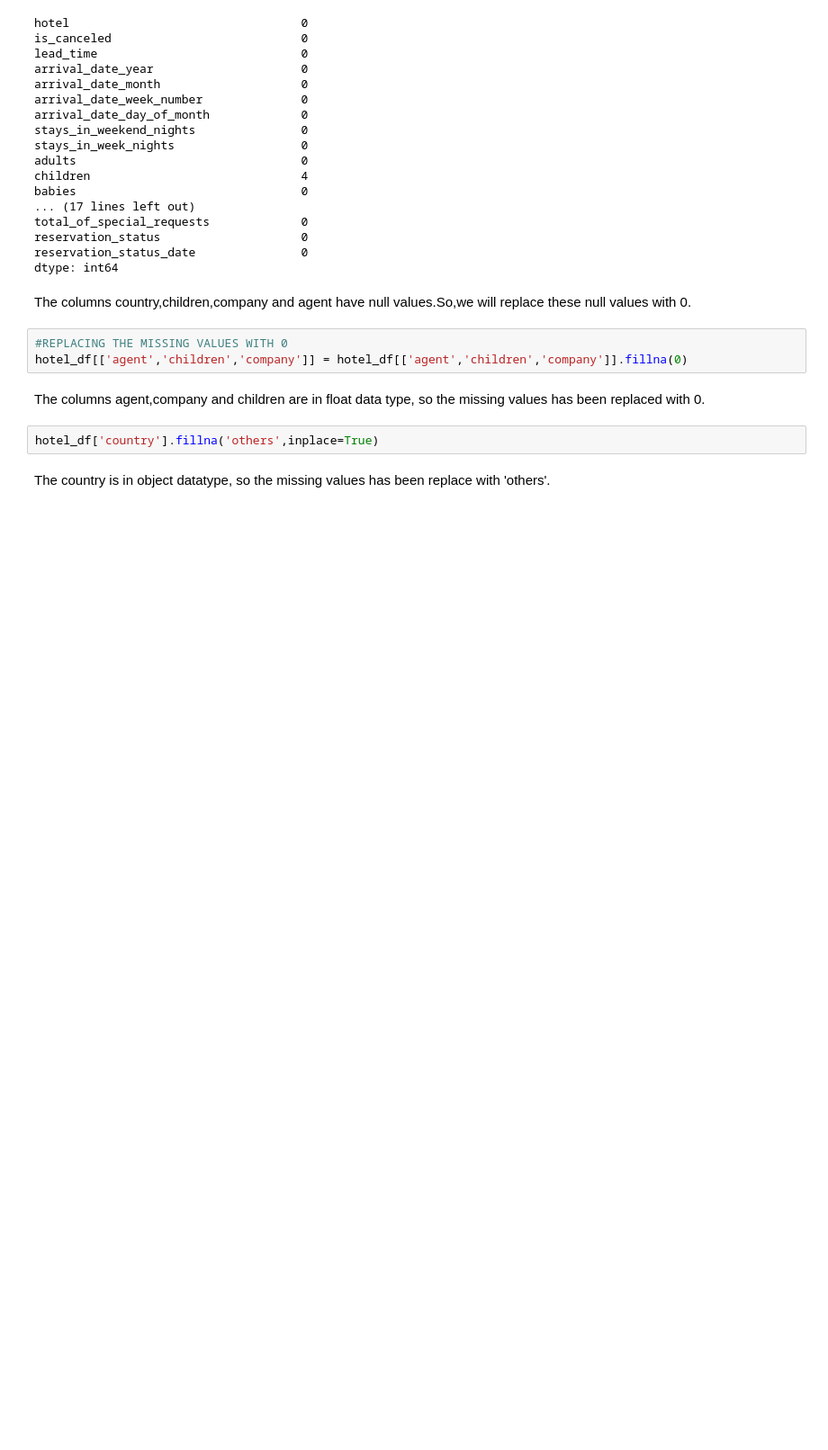
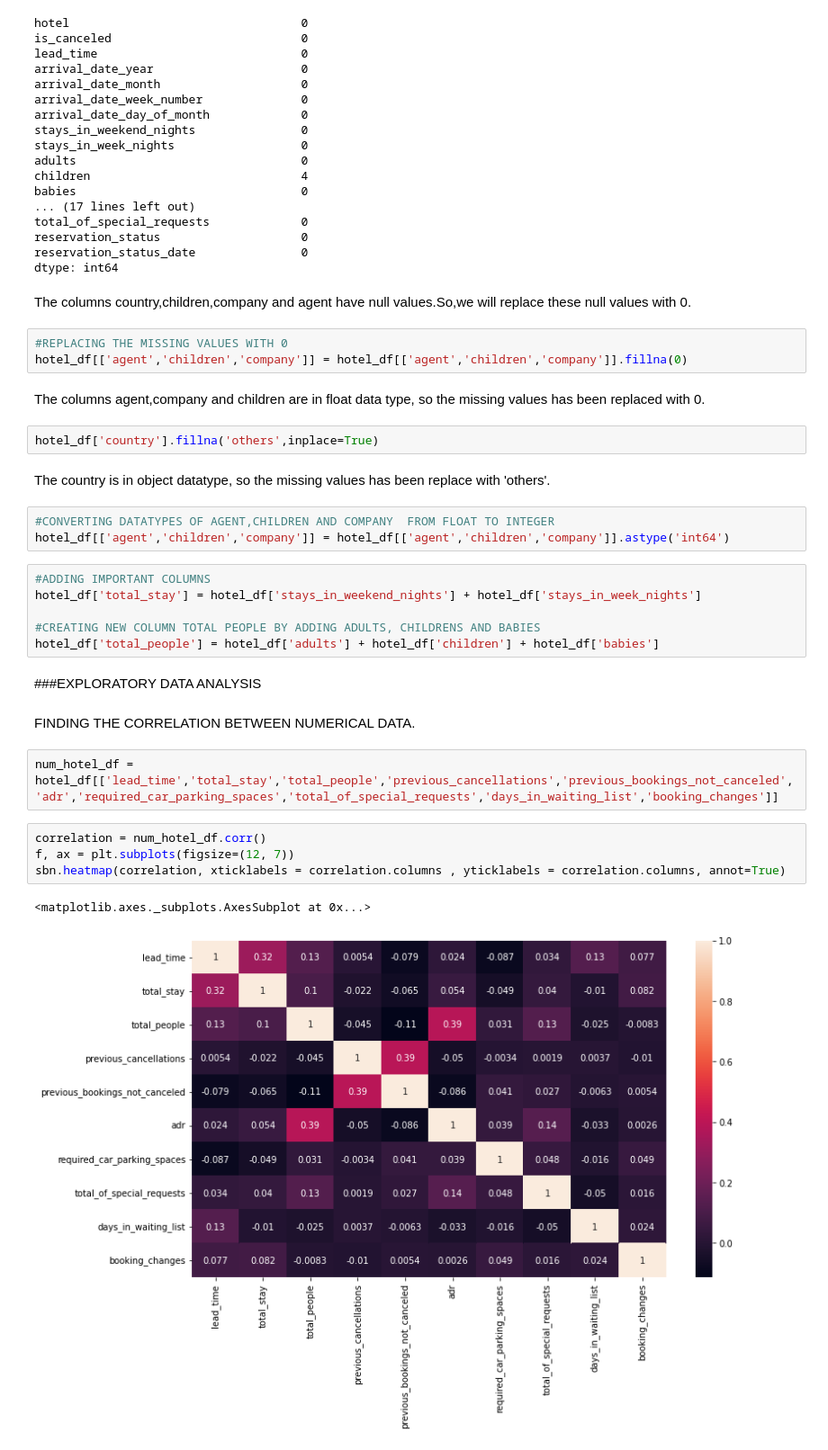
Before and after one commit to Adeve903/Ambuj-EDA-Hotel-booking, a Jupyter notebook: Hotel_Booking_Analysis_Capstone_Project.ipynb, the cells around one changed output. Shown: that part at 90% size. Saved outputs shown, nothing was run; the diff lists cells and outputs as text; blank space fills up the shorter version.

```diff
--- a/Hotel_Booking_Analysis_Capstone_Project.ipynb
+++ b/Hotel_Booking_Analysis_Capstone_Project.ipynb
@@ -193,3 +193,25 @@ The columns agent,company and children are in float data type, so the missing va
 hotel_df['country'].fillna('others',inplace=True)
 # %% [markdown]
 The country is in object datatype, so the missing values has been replace with 'others'.
+# %%
+#CONVERTING DATATYPES OF AGENT,CHILDREN AND COMPANY  FROM FLOAT TO INTEGER
+hotel_df[['agent','children','company']] = hotel_df[['agent','children','company']].astype('int64')
+# %%
+#ADDING IMPORTANT COLUMNS
+hotel_df['total_stay'] = hotel_df['stays_in_weekend_nights'] + hotel_df['stays_in_week_nights']
+
+#CREATING NEW COLUMN TOTAL PEOPLE BY ADDING ADULTS, CHILDRENS AND BABIES
+hotel_df['total_people'] = hotel_df['adults'] + hotel_df['children'] + hotel_df['babies']
+# %% [markdown]
+###EXPLORATORY DATA ANALYSIS
+# %% [markdown]
+FINDING THE CORRELATION BETWEEN NUMERICAL DATA.
+# %%
+num_hotel_df = hotel_df[['lead_time','total_stay','total_people','previous_cancellations','previous_bookings_not_canceled','adr','required_car_parking_spaces','total_of_special_requests','days_in_waiting_list','booking_changes']]
+# %%
+correlation = num_hotel_df.corr()
+f, ax = plt.subplots(figsize=(12, 7))
+sbn.heatmap(correlation, xticklabels = correlation.columns , yticklabels = correlation.columns, annot=True)
+# %% [output]
+<matplotlib.axes._subplots.AxesSubplot at 0x...>
+[figure, added]
```
Also changed, not shown: parts of 14 cells of this notebook.
